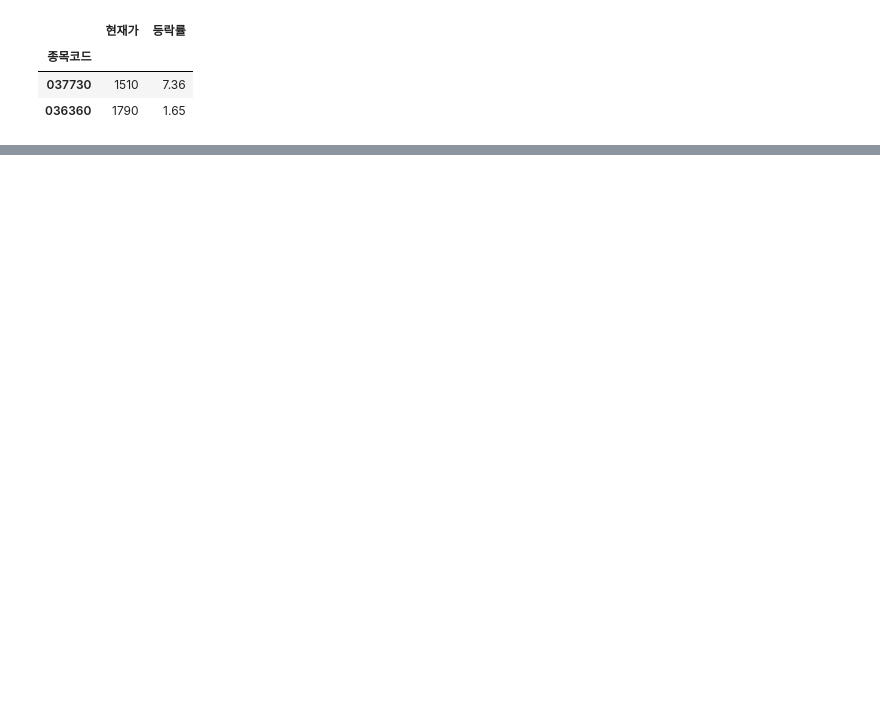
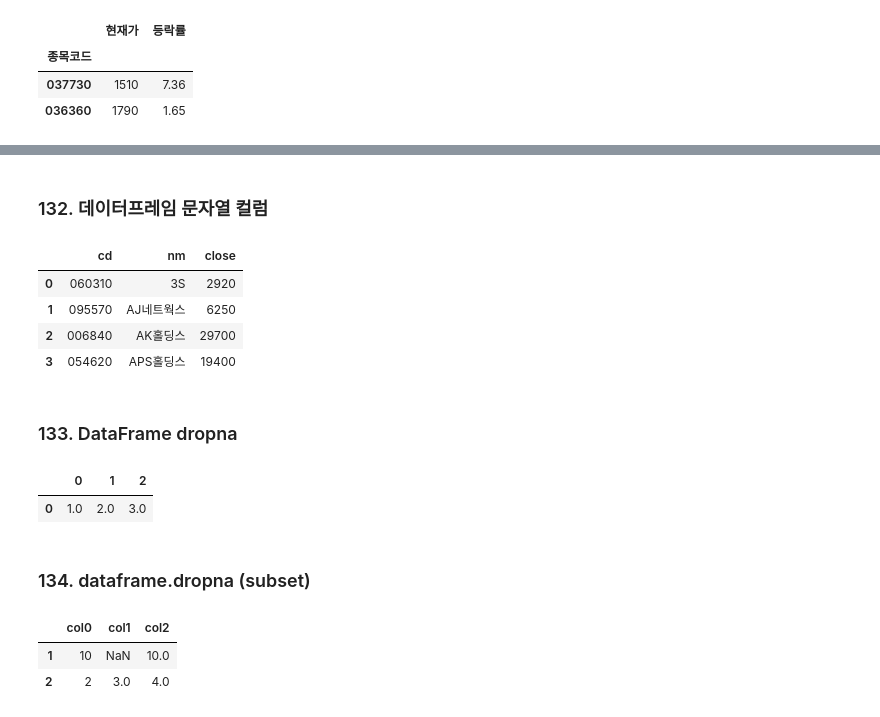
Before and after one commit to yeseul520/pandas-300, a Jupyter notebook: 03_dataframe.ipynb, the cells around one changed output, grey strips where cells are left out. Drawn from its saved outputs; the diff is of its cells as text; code cells hidden in the pictures; blank space fills up the shorter version.

```diff
--- a/03_dataframe.ipynb
+++ b/03_dataframe.ipynb
@@ -342,0 +510,42 @@ df.loc[:"036360", "현재가":"등락률"]
+# %% [markdown]
+### 132. 데이터프레임 문자열 컬럼
+# %%
+df["close"] = df["close"].str.replace(",","").astype(np.int64)
+df
+# %% [output]
+|  | cd | nm | close |
+| 0 | 060310 | 3S | 2920 |
+| 1 | 095570 | AJ네트웍스 | 6250 |
+| 2 | 006840 | AK홀딩스 | 29700 |
+| 3 | 054620 | APS홀딩스 | 19400 |
+# %% [markdown]
+### 133. DataFrame dropna
+# %%
+data = [
+    [1, 2, 3],
+    [np.nan, 5, 6],
+    [7, np.nan, 9],
+    [10, 11, np.nan]
+]
+df = pd.DataFrame(data)
+df = df.dropna()
+df
+# %% [output]
+|  | 0 | 1 | 2 |
+| 0 | 1.0 | 2.0 | 3.0 |
+# %% [markdown]
+### 134. dataframe.dropna (subset)
+# %%
+data = [
+    [1, 1, np.nan],
+    [10, np.nan, 10],
+    [2, 3, 4]
+]
+columns = ['col0', 'col1', 'col2']
+df = pd.DataFrame(data, columns=columns)
+df = df.dropna(subset = "col2")
+df
+# %% [output]
+|  | col0 | col1 | col2 |
+| 1 | 10 | NaN | 10.0 |
+| 2 | 2 | 3.0 | 4.0 |
```
Also changed, not shown: parts of 35 cells of this notebook, 1 other file.
